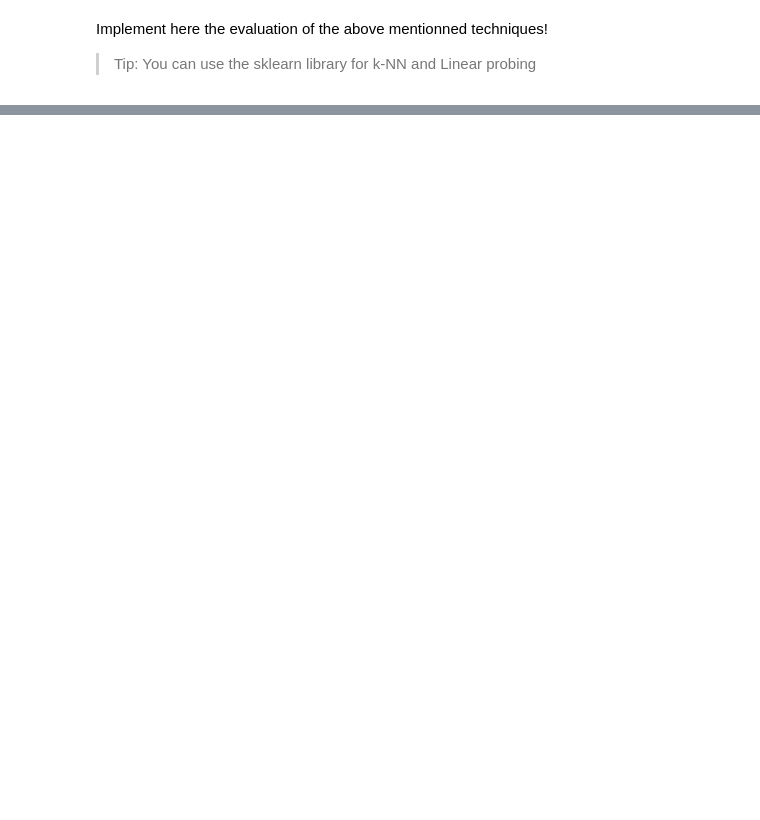
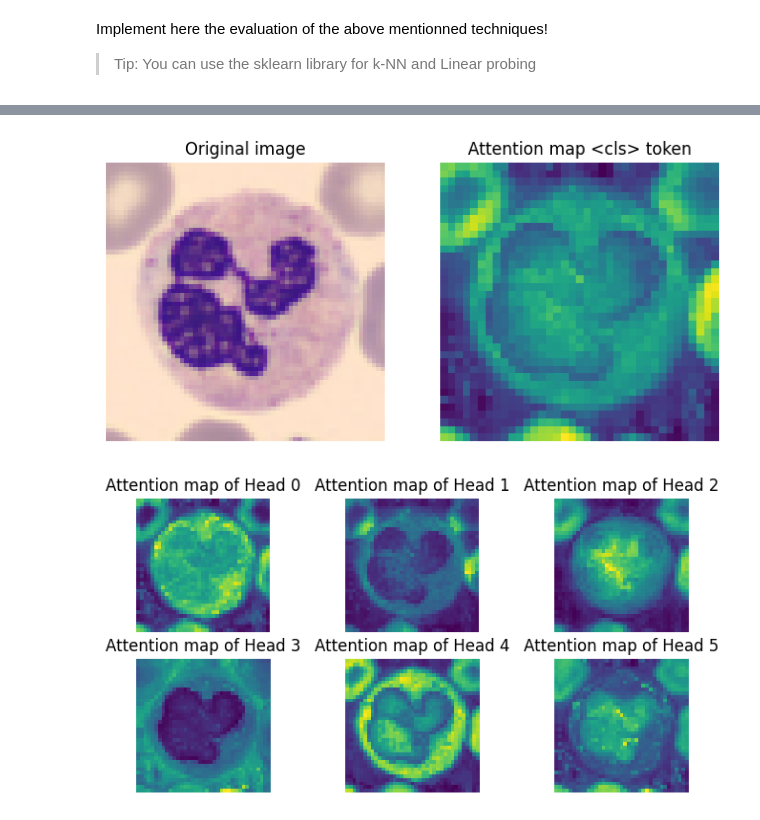
Before and after one commit to etienneguevel/heidelberg, a Jupyter notebook: notebooks/TD.ipynb, the cells around one changed output, grey strips where cells are left out. Cells and saved outputs as stored; diff of their text form; code cells hidden in the pictures; blank space fills up the shorter version.

```diff
--- a/notebooks/TD.ipynb
+++ b/notebooks/TD.ipynb
@@ -646,0 +591,43 @@ immature granulocyte       0.97      0.95      0.96       579
+# %%
+patch_h, patch_w = 37, 37
+model.cpu()
+
+def plot_attention_map(img, layer, model, save=False):
+    img_tensor = transform(img)
+    cls_attn = get_attn(img_tensor, model, layer)
+    num_heads, _ = cls_attn.shape
+
+    cls_tot = torch.sum(cls_attn, dim=0).reshape((patch_h, patch_w))
+
+    img_or = np.array(img)
+    # Plot the total attention (summed over the heads)
+    fig, ax = plt.subplots(1, 2, figsize=(8, 4))
+
+    ax[0].imshow(img_or)
+    ax[0].axis("off")
+    ax[0].set_title("Original image")
+    ax[1].imshow(cls_tot)
+    ax[1].axis("off")
+    ax[1].set_title("Attention map <cls> token")
+
+    if save:
+        plt.savefig("attention_map_cls.png")
+    plt.show()
+
+    # Plot the attention of the heads
+    k, l = 3, num_heads // 3 + (num_heads % 3 != 0)
+    fig, ax = plt.subplots(l, k, figsize=(8, 4))
+
+    for i in range(l):
+        for j in range(k):
+            attn_map = cls_attn[3 * i + j, :].reshape((patch_h, patch_w))
+            ax[i][j].imshow(attn_map)
+            ax[i][j].axis("off")
+            ax[i][j].set_title(f"Attention map of Head {3 * i + j}")
+    plt.show()
+
+last_layer = [blk for blk in model.blocks][-1]
+plot_attention_map(img, last_layer, model)
+# %% [output]
+[figure, added]
+[figure, added]
```
Also changed, not shown: parts of 38 cells of this notebook, 3 other files.
